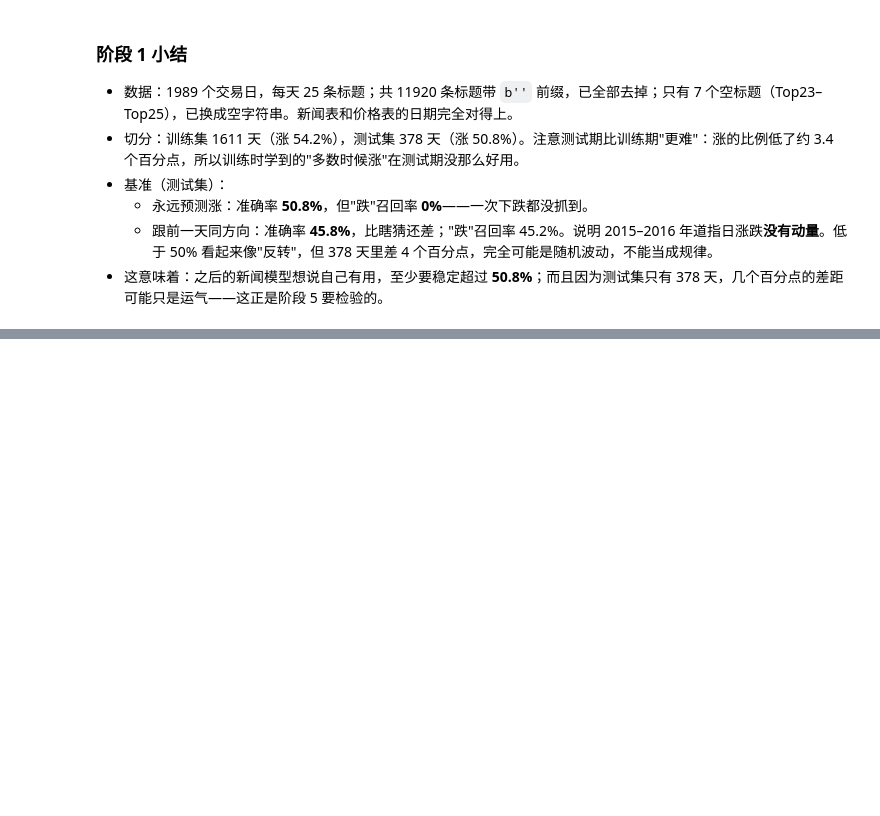
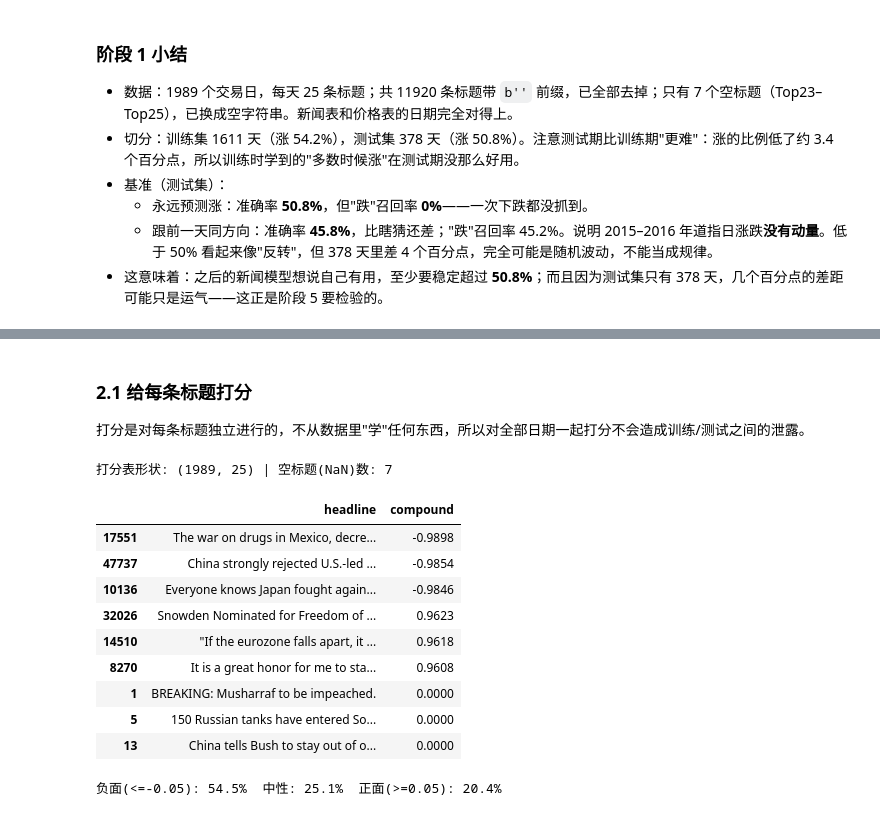
Before and after one commit to matheason/news-vs-dow, a Jupyter notebook: notebooks/main.ipynb, the cells around one changed output, grey strips where cells are left out. Drawn from its saved outputs; the diff is of its cells as text; code cells hidden in the pictures; blank space fills up the shorter version.

```diff
--- a/notebooks/main.ipynb
+++ b/notebooks/main.ipynb
@@ -189,0 +200,33 @@ for name, p in preds.items():
+# %% [markdown]
+### 2.1 给每条标题打分
+打分是对每条标题独立进行的，不从数据里"学"任何东西，所以对全部日期一起打分不会造成训练/测试之间的泄露。
+# %%
+from src.sentiment import vader_scores, daily_features
+
+vader = vader_scores(news)
+print("打分表形状:", vader.shape, "| 空标题(NaN)数:", int(vader.isna().sum().sum()))
+
+# 看几个例子：最负面、最正面、中性
+flat = pd.DataFrame({"headline": news[du.HEADLINE_COLS].to_numpy().ravel(),
+                     "compound": vader.to_numpy().ravel()}).dropna()
+pd.concat([flat.nsmallest(3, "compound"), flat.nlargest(3, "compound"),
+           flat[flat["compound"] == 0].head(3)])
+# %% [output]
+打分表形状: (1989, 25) | 空标题(NaN)数: 7
+|  | headline | compound |
+| 17551 | The war on drugs in Mexico, decre... | -0.9898 |
+| 47737 | China strongly rejected U.S.-led ... | -0.9854 |
+| 10136 | Everyone knows Japan fought again... | -0.9846 |
+| 32026 | Snowden Nominated for Freedom of ... | 0.9623 |
+| 14510 | "If the eurozone falls apart, it ... | 0.9618 |
+| 8270 | It is a great honor for me to sta... | 0.9608 |
+| 1 | BREAKING: Musharraf to be impeached. | 0.0000 |
+| 5 | 150 Russian tanks have entered So... | 0.0000 |
+| 13 | China tells Bush to stay out of o... | 0.0000 |
+# %%
+# 所有标题的情绪分布：世界新闻整体偏负面
+print(f"负面(<=-0.05): {(flat.compound <= -0.05).mean():.1%}  "
+      f"中性: {flat.compound.between(-0.05, 0.05, inclusive='neither').mean():.1%}  "
+      f"正面(>=0.05): {(flat.compound >= 0.05).mean():.1%}")
+# %% [output]
+负面(<=-0.05): 54.5%  中性: 25.1%  正面(>=0.05): 20.4%
```
Also changed, not shown: parts of 13 cells of this notebook, 4 other files.
